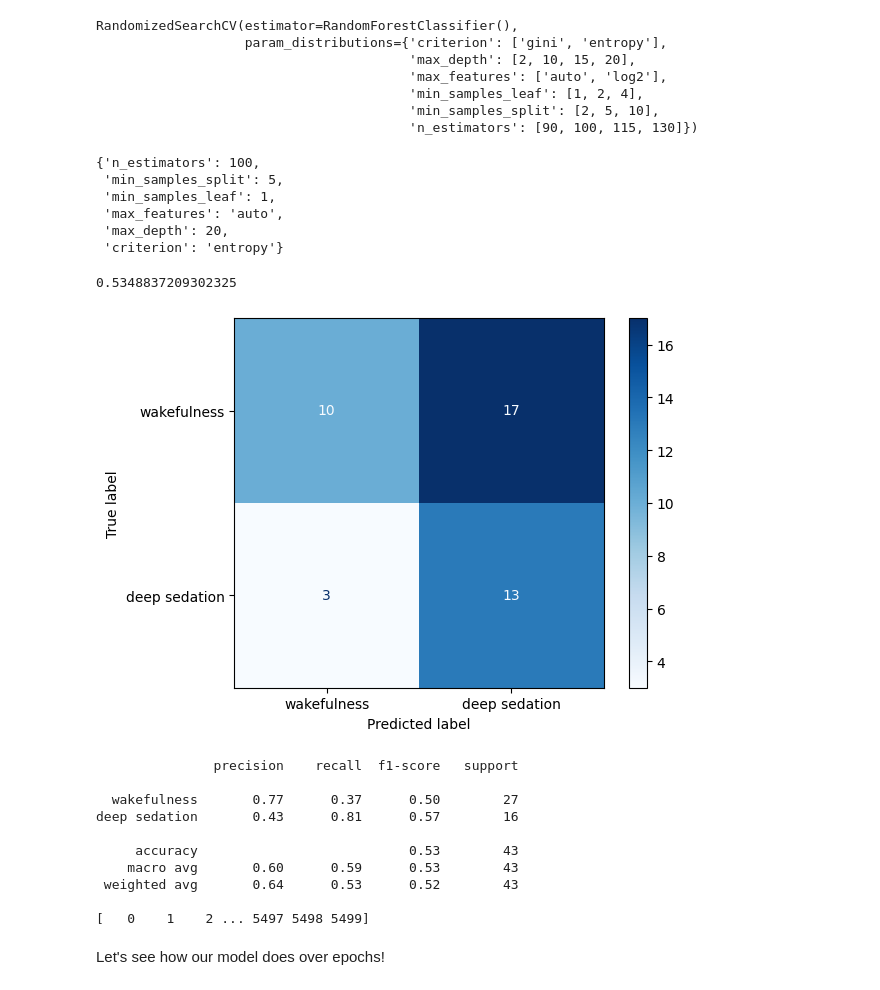
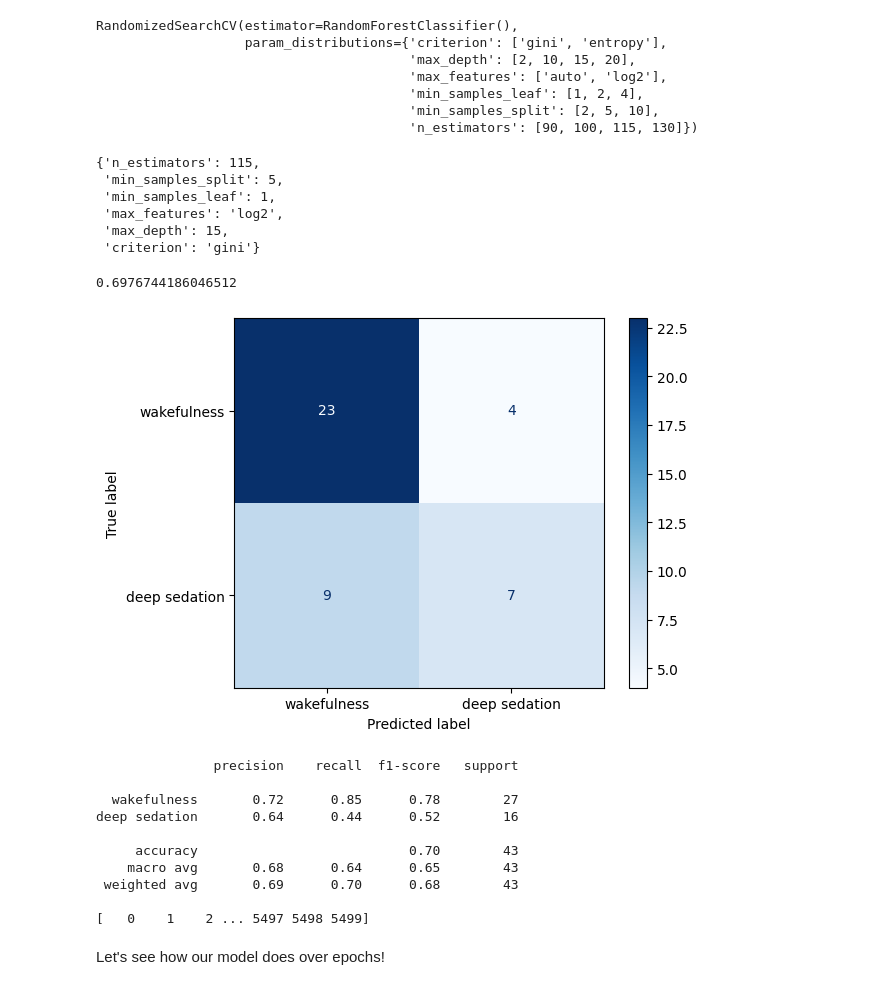
Before and after one commit to kangelaa/honors-thesis, a Jupyter notebook: HThesis_SVMModel_HudetzHoldout.ipynb, the cells around one changed output. Saved outputs shown, nothing was run; the diff lists cells and outputs as text; code cells hidden in the pictures.

```diff
--- a/HThesis_SVMModel_HudetzHoldout.ipynb
+++ b/HThesis_SVMModel_HudetzHoldout.ipynb
@@ -559,6 +557,6 @@ grid_search.best_params_
 # %%
 from sklearn import tree
 
-T=tree.DecisionTreeClassifier(max_depth=7)
+T=tree.DecisionTreeClassifier(max_depth=6)
 T.fit(x_train,y_train)
 # %% [output]
@@ -620,7 +618,7 @@ grid_search.best_params_
 #choose k=7
 from sklearn.neighbors import KNeighborsClassifier
 
-knn=KNeighborsClassifier(n_neighbors=6)
+knn=KNeighborsClassifier(n_neighbors=4)
 knn.fit(x_train,y_train)
 y_pred=knn.predict(x_test)
 accuracy_score(y_pred,y_test)
@@ -698,50 +696,50 @@ RandomizedSearchCV(estimator=RandomForestClassifier(),
 # %%
 grid_search.best_params_
 # %% [output]
-{'n_estimators': 100,
+{'n_estimators': 115,
  'min_samples_split': 5,
  'min_samples_leaf': 1,
- 'max_features': 'auto',
- 'max_depth': 20,
- 'criterion': 'entropy'}
+ 'max_features': 'log2',
+ 'max_depth': 15,
+ 'criterion': 'gini'}
 # %%
 from sklearn.ensemble import RandomForestClassifier
 
-RF=RandomForestClassifier(criterion='entropy',
-                          max_depth=20,
-                          max_features='auto',
+RF=RandomForestClassifier(criterion='gini',
+                          max_depth=15,
+                          max_features='log2',
                           min_samples_leaf=1,
                           min_samples_split=5,
-                          n_estimators=100)
+                          n_estimators=115)
 # RF=RandomForestClassifier(criterion='entropy',
 #                           max_depth=10,
 #                           max_features='auto',
 #                           min_samples_leaf=4,
 #                           min_samples_split=10,
 #                           n_estimators=115)
 RF.fit(x_train,y_train)
 y_pred=RF.predict(x_test)
 
 print(accuracy_score(y_pred,y_test))
 
 
 cm = confusion_matrix(y_test,y_pred)
 disp = ConfusionMatrixDisplay(cm, display_labels=['wakefulness','deep sedation'])
 disp.plot(cmap='Blues')
 plt.show()
 print(classification_report(y_test,y_pred,target_names=['wakefulness','deep sedation']))
 print(features)
 # %% [output]
-0.5348837209302325
+0.6976744186046512
-[figure, old version]
+[figure, new version]
                precision    recall  f1-score   support
 
-  wakefulness       0.77      0.37      0.50        27
-deep sedation       0.43      0.81      0.57        16
+  wakefulness       0.72      0.85      0.78        27
+deep sedation       0.64      0.44      0.52        16
 
-     accuracy                           0.53        43
-    macro avg       0.60      0.59      0.53        43
- weighted avg       0.64      0.53      0.52        43
+     accuracy                           0.70        43
+    macro avg       0.68      0.64      0.65        43
+ weighted avg       0.69      0.70      0.68        43
 
 [   0    1    2 ... 5497 5498 5499]
 # %%
```
Also changed, not shown: parts of 10 cells of this notebook.
